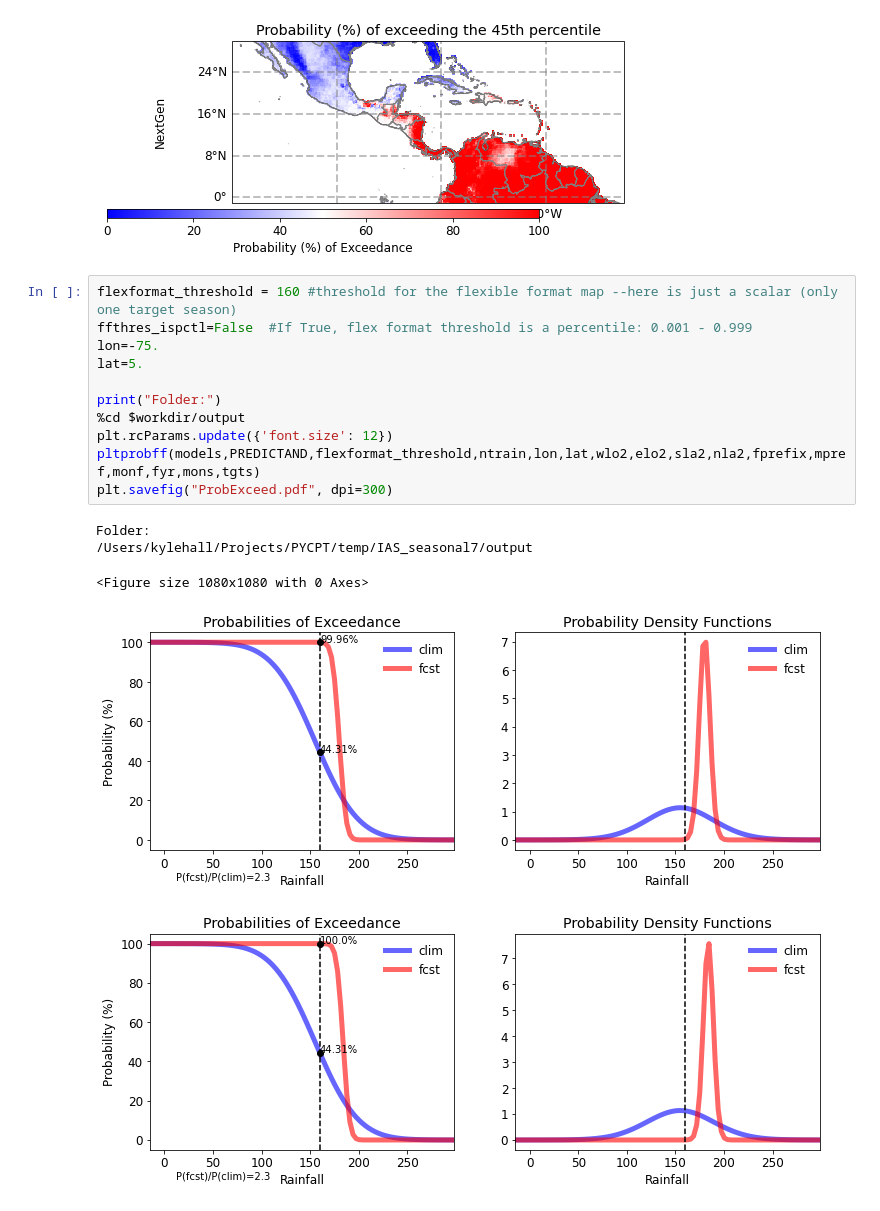
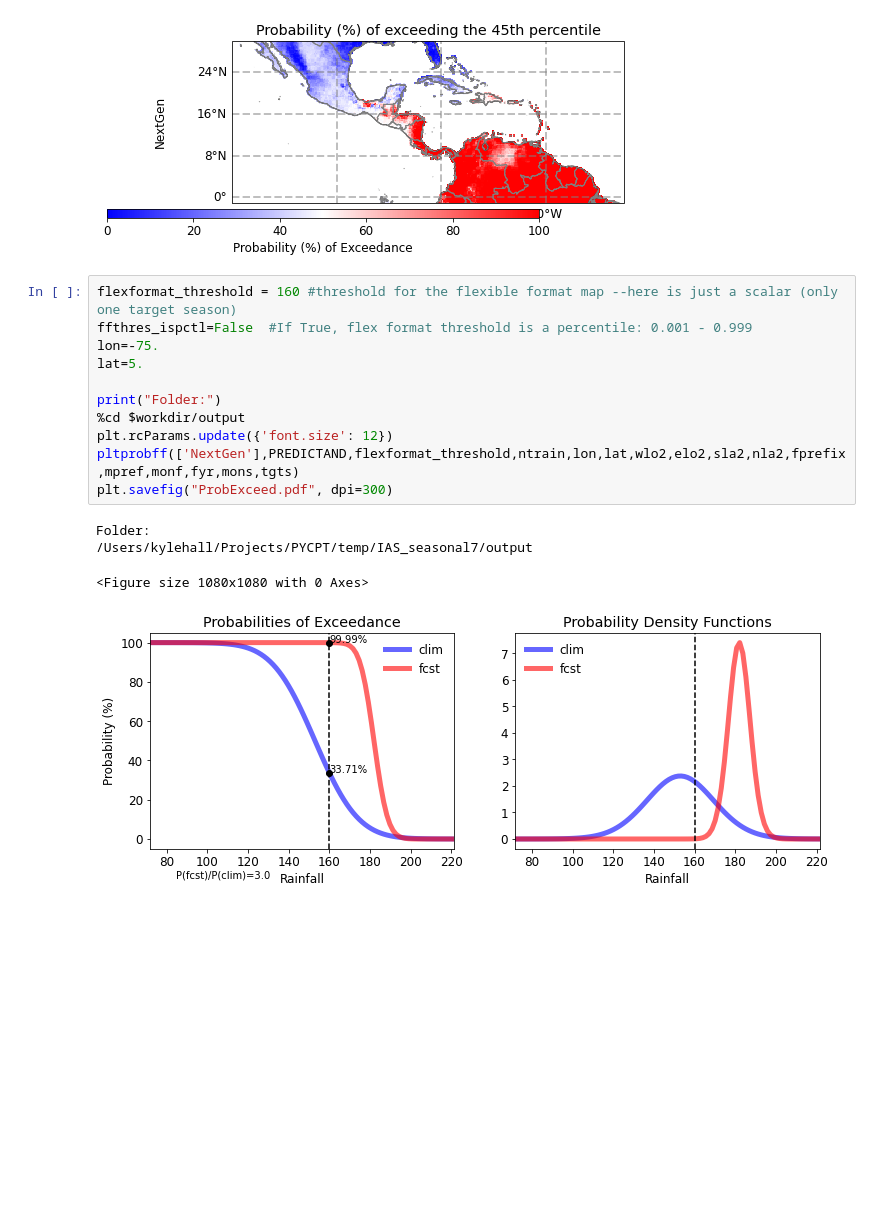
Before and after one commit to ssilje/iri-pycpt, a Jupyter notebook: PyCPT_seav1.9.ipynb, the cells around one changed output. Saved outputs shown, nothing was run; the diff lists cells and outputs as text; blank space fills up the shorter version.

```diff
--- a/PyCPT_seav1.9.ipynb
+++ b/PyCPT_seav1.9.ipynb
@@ -494,17 +495,16 @@ Wrote ../output/NextGen_PRCPPRCP_CCAFCST_Obs_Dec-Feb_Nov2020.dat
 # %%
 flexformat_threshold = 160 #threshold for the flexible format map --here is just a scalar (only one target season)
 ffthres_ispctl=False  #If True, flex format threshold is a percentile: 0.001 - 0.999
 lon=-75.
 lat=5.
 
 print("Folder:")
 %cd $workdir/output
 plt.rcParams.update({'font.size': 12})
-pltprobff(models,PREDICTAND,flexformat_threshold,ntrain,lon,lat,wlo2,elo2,sla2,nla2,fprefix,mpref,monf,fyr,mons,tgts)
+pltprobff(['NextGen'],PREDICTAND,flexformat_threshold,ntrain,lon,lat,wlo2,elo2,sla2,nla2,fprefix,mpref,monf,fyr,mons,tgts)
 plt.savefig("ProbExceed.pdf", dpi=300)
 # %% [output]
 Folder:
 /Users/kylehall/Projects/PYCPT/temp/IAS_seasonal7/output
 <Figure size 1080x1080 with 0 Axes>
-[figure, old version]
+[figure, new version]
-[figure, removed]
```
Also changed, not shown: parts of 5 cells of this notebook, 1 other file.
